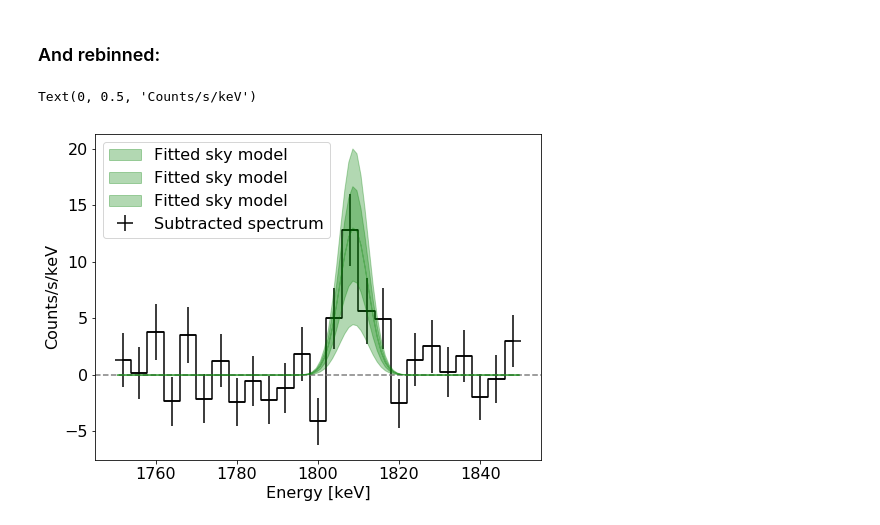
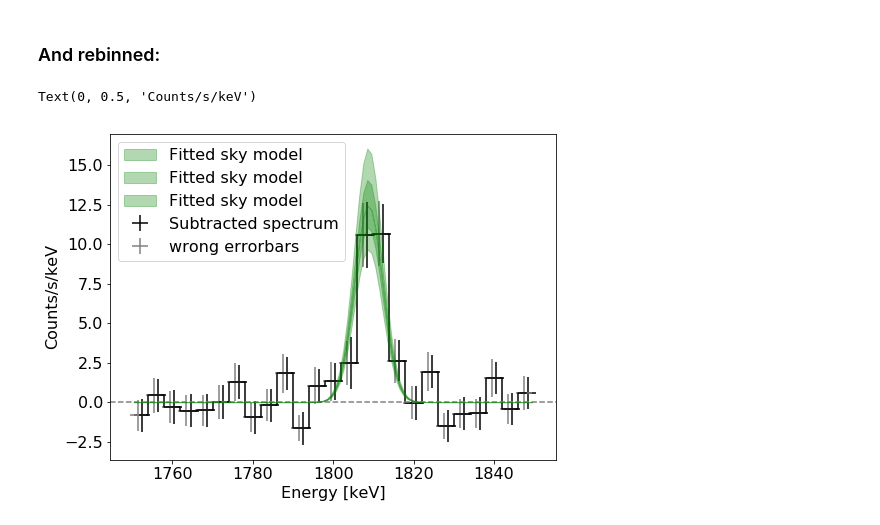
Before and after one commit to tsiegert/for-students, a Jupyter notebook: Background_Template_Fitting.ipynb, the cells around one changed output. Saved outputs shown, nothing was run; the diff lists cells and outputs as text; code cells hidden in the pictures.

```diff
--- a/Background_Template_Fitting.ipynb
+++ b/Background_Template_Fitting.ipynb
@@ -439,7 +439,7 @@ off_spec = np.random.poisson(beta_off*bg_spec_true)
 
 # on measurement
 alpha_on = 0.1*10
-beta_on = 0.02*10
+beta_on = 0.02*2
 on_spec = np.random.poisson(beta_on*bg_spec_true + alpha_on*sky_spec_true)
 # %%
 # plotting what's going on
@@ -987,7 +987,7 @@ def fit_background_spectrum(theta,ee,off_spec):
 
     # the amplitudes are supposed to be positive
     # and the line should be inside the window where we look
-    if np.isfinite(stat) & (theta[0] >= 0) & (theta[2] >= 0) & (theta[3] >= 1800) & (theta[3] <= 1820):
+    if np.isfinite(stat) & (theta[0] >= 0) & (theta[2] >= 0) & (theta[3] >= 1800) & (theta[3] <= 1820) & (theta[4] > 0):
         # note that if you leave E0 free, for example, the fit explodes
         return stat
     else:
@@ -1421,24 +1418,29 @@ rf = 25
 ee2 = bin_ndarray(ee,(rf,),operation='avg')
 dee2 = bin_ndarray(dee,(rf,),operation='sum')
 sky_spec2 = bin_ndarray(sky_spec,(rf,),operation='avg')
-sky_spec2_err = np.sqrt(bin_ndarray(on_spec,(rf,),operation='sum'))/(dee2*2)
+sky_spec2_err_wrong = np.sqrt(bin_ndarray(on_spec,(rf,),operation='sum'))/(dee2*2)
+sky_spec2_err = np.sqrt(bin_ndarray(np.median(y_models,axis=1),(rf,),operation='sum'))/(dee2*2)
 # %%
-plt.errorbar(ee2,sky_spec2,
+plt.errorbar(ee2+0.5,sky_spec2,
              xerr=dee2,yerr=sky_spec2_err,
              linestyle='',marker='',label='Subtracted spectrum')
+plt.errorbar(ee2-0.5,sky_spec2,
+             xerr=dee2,yerr=sky_spec2_err_wrong,
+             linestyle='',marker='',label='wrong errorbars',
+             color='gray')
 plt.step(ee2,sky_spec2,where='mid',color='black')
 
 for level in [0,68.3,95.4]:
     # sky model
     plt.fill_between(ee,
                      np.percentile(y_models_sky,50-level/2,axis=1),
                      np.percentile(y_models_sky,50+level/2,axis=1),
                      color='green',alpha=0.3,zorder=100,label='Fitted sky model')
 
 plt.axhline(linestyle='--',color='gray')
 plt.legend()
 plt.xlabel('Energy [keV]')
 plt.ylabel('Counts/s/keV')
 # %% [output]
 Text(0, 0.5, 'Counts/s/keV')
-[figure, old version]
+[figure, new version]
```
Also changed, not shown: parts of 48 cells of this notebook.
